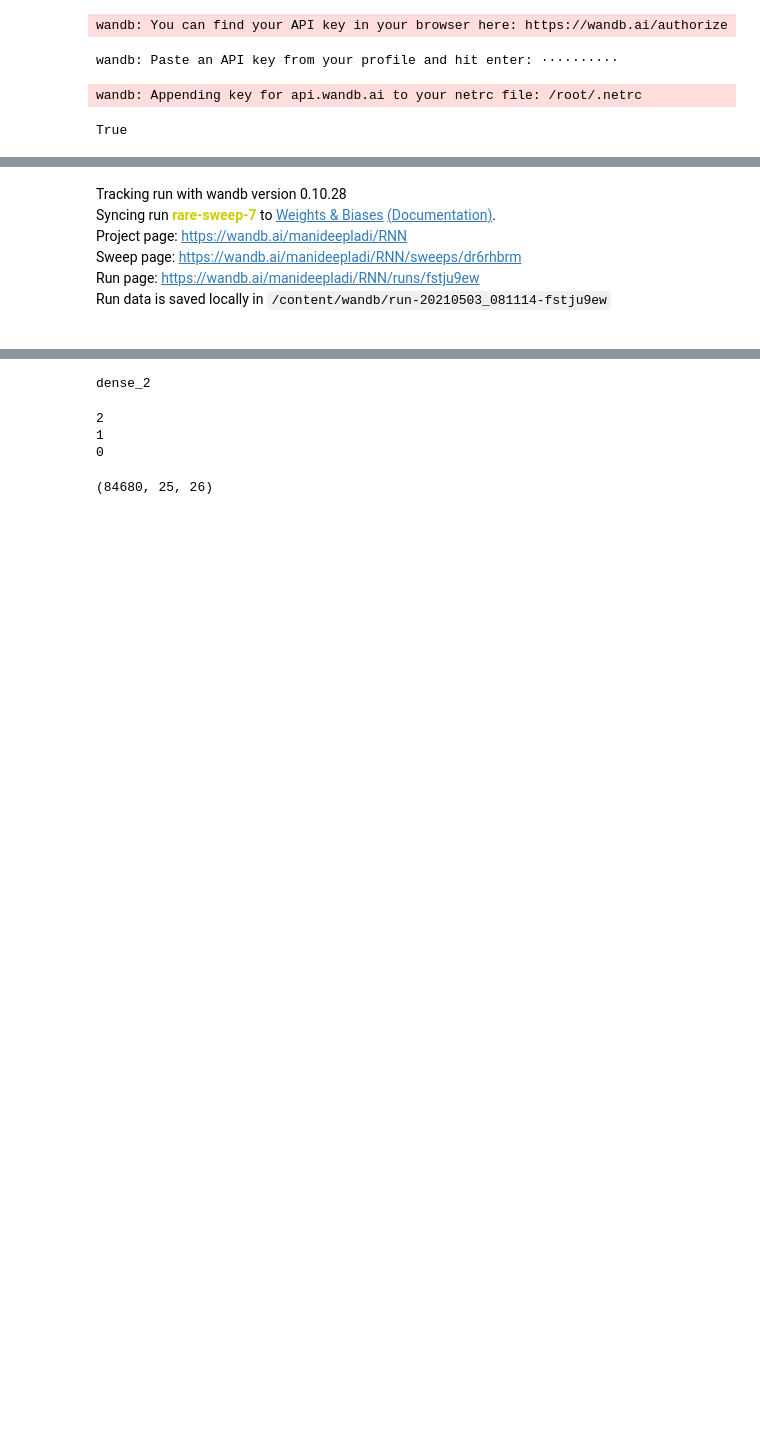
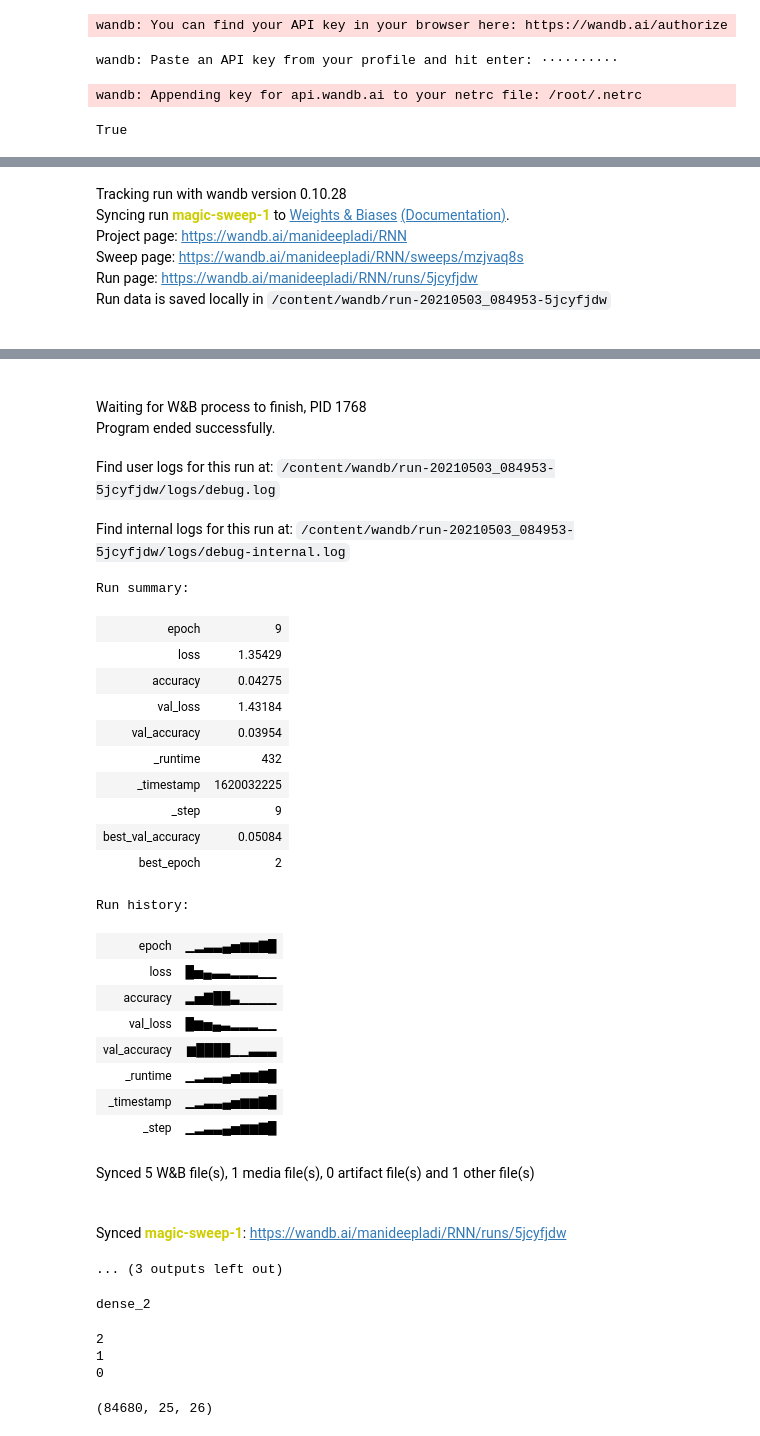
Before and after one commit to ManideepLadi/RNN, a Jupyter notebook: RNN.ipynb, the cells around one changed output, grey strips where cells are left out. Drawn from its saved outputs; the diff is of its cells as text; code cells hidden in the pictures; blank space fills up the shorter version.

```diff
--- a/RNN.ipynb
+++ b/RNN.ipynb
@@ -151,10 +113,10 @@ encoder_input_data = np.zeros(
     (len(input_texts), max_encoder_seq_length, num_encoder_tokens), dtype="float32"
 )
 decoder_input_data = np.zeros(
-    (len(input_texts), max_decoder_seq_length, num_decoder_tokens), dtype="float32"
+    (len(input_texts), max_encoder_seq_length, num_decoder_tokens), dtype="float32"
 )
 decoder_target_data = np.zeros(
-    (len(input_texts), max_decoder_seq_length, num_decoder_tokens), dtype="float32"
+    (len(input_texts), max_encoder_seq_length, num_decoder_tokens), dtype="float32"
 )
 
 for i, (input_text, target_text) in enumerate(zip(input_texts, target_texts)):
@@ -247,9 +209,13 @@ class RNN_Model:
           )
           outputs, dh = output_layers[-1](outputs, initial_state=encoder_states[-1])
 
+    attention = keras.layers.dot([decoder, encoder], axes=[2, 2])
+    attention = keras.layers.Activation('softmax')(attention)
+    context = dot([attention, encoder], axes=[2,1])
+    decoder_combined_context = concatenate([context, decoder])
+    output = Dense(64, activation="tanh")(decoder_combined_context)
+    decoder_outputs = Dense(output_dict_size, activation="softmax")(output)
 
-    decoder_dense = keras.layers.Dense(num_decoder_tokens, activation='softmax')
-    decoder_outputs = decoder_dense(outputs)
     # Define the model that will turn
     # `encoder_input_data` & `decoder_input_data` into `decoder_target_data`
     self.model = keras.Model([encoder_inputs, decoder_inputs], decoder_outputs)
@@ -264,10 +230,9 @@ class RNN_Model:
         decoder_target_data,
         batch_size=batch_size,
         epochs=epochs,
-        validation_split=0.1)
-        # validation_split=0.1,
-        # callbacks = [WandbCallback(monitor='val_accuracy',
-        #                                             save_model = True))
+        validation_split=0.1,
+        callbacks = [WandbCallback(monitor='val_accuracy',
+                                                    save_model = True)],verbose=1)
     return
 # %%
 rnn = RNN_Model(32,3,3,64,0.3,0,0,"GRU")
@@ -357,8 +307,9 @@ def train():
   rnn.BUILD_MODEL(num_encoder_tokens,num_decoder_tokens)
   rnn.printModelParameters()
   rnn.FIT_RNN( encoder_input_data,decoder_input_data,  decoder_target_data,
-    batch_size=64,
+    batch_size=128,
     epochs=10)
 #train()
+sweep_id = "mzjvaq8s"
 wandb.agent(sweep_id=sweep_id, function=train)
 # %% [output]
@@ -373,7 +324,7 @@ wandb:  input_embedding_size: 64
 wandb:  recurrent_dropout: 0.3
 Tracking run with wandb version 0.10.28
-Syncing run rare-sweep-7 to Weights & Biases (Documentation).
+Syncing run magic-sweep-1 to Weights & Biases (Documentation).
 Project page: https://wandb.ai/manideepladi/RNN
-Sweep page: https://wandb.ai/manideepladi/RNN/sweeps/dr6rhbrm
-Run page: https://wandb.ai/manideepladi/RNN/runs/fstju9ew
-Run data is saved locally in /content/wandb/run-20210503_081114-fstju9ew
+Sweep page: https://wandb.ai/manideepladi/RNN/sweeps/mzjvaq8s
+Run page: https://wandb.ai/manideepladi/RNN/runs/5jcyfjdw
+Run data is saved locally in /content/wandb/run-20210503_084953-5jcyfjdw
@@ -397,3 +348,30 @@ Epoch 2/10
+Waiting for W&B process to finish, PID 1768
+Program ended successfully.
+Find user logs for this run at: /content/wandb/run-20210503_084953-5jcyfjdw/logs/debug.log
+Find internal logs for this run at: /content/wandb/run-20210503_084953-5jcyfjdw/logs/debug-internal.log
+Run summary:
+| epoch | 9 |
+| loss | 1.35429 |
+| accuracy | 0.04275 |
+| val_loss | 1.43184 |
+| val_accuracy | 0.03954 |
+| _runtime | 432 |
+| _timestamp | 1620032225 |
+| _step | 9 |
+| best_val_accuracy | 0.05084 |
+| best_epoch | 2 |
+Run history:
+| epoch | ▁▂▃▃▄▅▆▆▇█ |
+| loss | █▅▄▃▃▂▂▂▁▁ |
+| accuracy | ▂▅▇██▃▁▁▁▁ |
+| val_loss | █▆▅▄▃▂▂▂▁▁ |
+| val_accuracy | ▆████▁▁▃▃▃ |
+| _runtime | ▁▂▃▃▄▅▆▆▇█ |
+| _timestamp | ▁▂▃▃▄▅▆▆▇█ |
+| _step | ▁▂▃▃▄▅▆▆▇█ |
+Synced 5 W&B file(s), 1 media file(s), 0 artifact file(s) and 1 other file(s)
+Synced magic-sweep-1: https://wandb.ai/manideepladi/RNN/runs/5jcyfjdw
+... (3 outputs left out)
 # %%
 print(rnn.model.layers[8].name)
 # %% [output]
```
Also changed, not shown: parts of 12 cells of this notebook.
